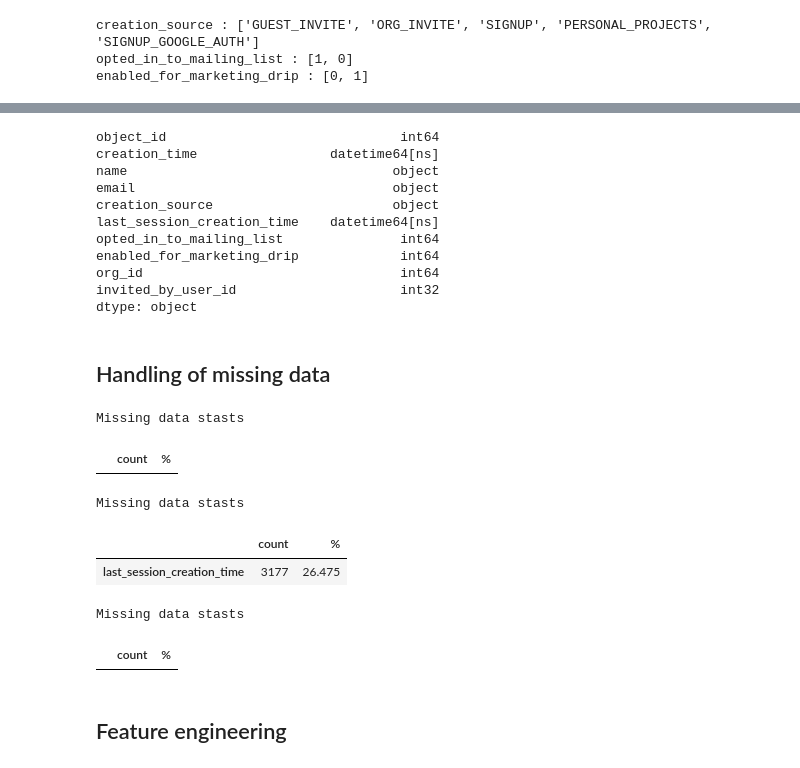
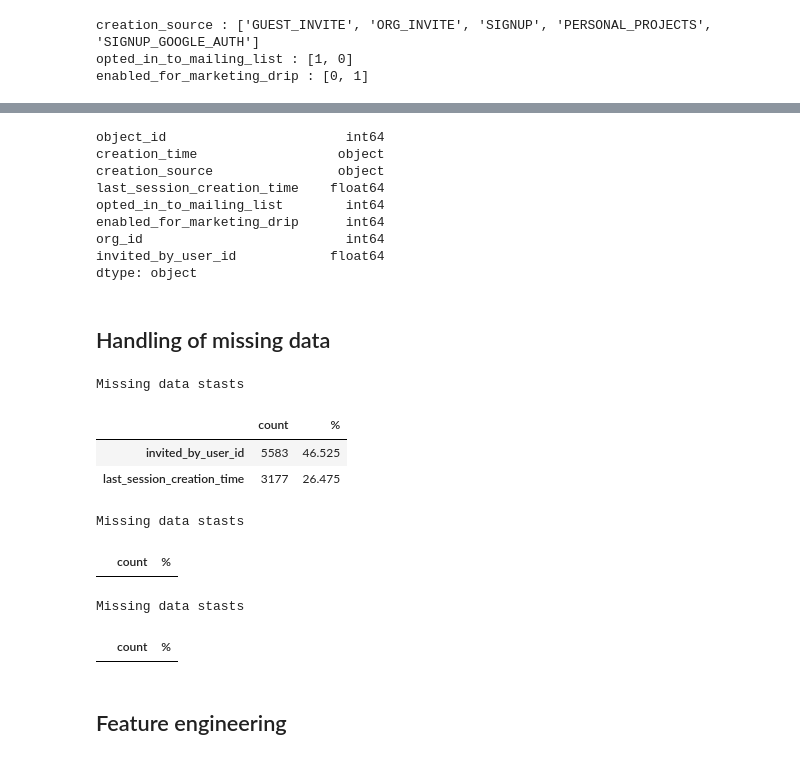
Before and after one commit to faridjn/-Springboard-7_2_5_API-Mini-Project, a Jupyter notebook: Unit 27 - Interview Challanges/2. relax_challenge/Notebooks/relax_challange.ipynb, the cells around one changed output, grey strips where cells are left out. Drawn from its saved outputs; the diff is of its cells as text; code cells hidden in the pictures.

```diff
--- a/Unit 27 - Interview Challanges/2. relax_challenge/Notebooks/relax_challange.ipynb
+++ b/Unit 27 - Interview Challanges/2. relax_challenge/Notebooks/relax_challange.ipynb
@@ -135,8 +135,8 @@ def csv_url_to_df(url):
 url_1 = 'https://raw.githubusercontent.com/faridjn/Springboard/master/Unit%2027%20-%20Interview%20Challanges/2.%20relax_challenge/Data/takehome_user_engagement.csv'
 url_2 = 'https://raw.githubusercontent.com/faridjn/Springboard/master/Unit%2027%20-%20Interview%20Challanges/2.%20relax_challenge/Data/takehome_users.csv'
 
-df_1 = csv_url_to_df(url_1)
-df_2 = csv_url_to_df(url_2)
+engagement_df = csv_url_to_df(url_1)
+user_df = csv_url_to_df(url_2)
 # %% [markdown]
 # 3. Data Wrangling
 # %% [markdown]
@@ -272 +258,4 @@ df_2['invited_by_user_id'] = df_2['invited_by_user_id'].astype(int)
+# %%
+#Drop personal information that are not needed
+user_df.drop(columns = ['name', 'email'], inplace=True)
 # %%
@@ -278,32 +267,25 @@ visited                int64
 dtype: object
 # %%
-df_2.dtypes
+user_df.dtypes
 # %% [output]
-object_id                              int64
-creation_time                 datetime64[ns]
-name                                  object
-email                                 object
-creation_source                       object
-last_session_creation_time    datetime64[ns]
-opted_in_to_mailing_list               int64
-enabled_for_marketing_drip             int64
-org_id                                 int64
-invited_by_user_id                     int32
+object_id                       int64
+creation_time                  object
+creation_source                object
+last_session_creation_time    float64
+opted_in_to_mailing_list        int64
+enabled_for_marketing_drip      int64
+org_id                          int64
+invited_by_user_id            float64
 dtype: object
 # %% [markdown]
 ## Handling of missing data
-# %%
-# missing data stats
-count_missing(df_1)
-# %% [output]
-Missing data stasts
-|  | count | % |
 # %%
 # missing data stats
-count_missing(df_2)
+count_missing(user_df)
 # %% [output]
 Missing data stasts
 |  | count | % |
+| invited_by_user_id | 5583 | 46.525 |
 | last_session_creation_time | 3177 | 26.475 |
 # %%
 # Replace NaN values with a default value, e.g. -1
@@ -314,5 +299,11 @@ count_missing(df_2)
 # %% [output]
 Missing data stasts
 |  | count | % |
+# %%
+# missing data stats
+count_missing(engagement_df)
+# %% [output]
+Missing data stasts
+|  | count | % |
 # %% [markdown]
 ## Feature engineering
```
Also changed, not shown: parts of 62 cells of this notebook, 3 other files.
